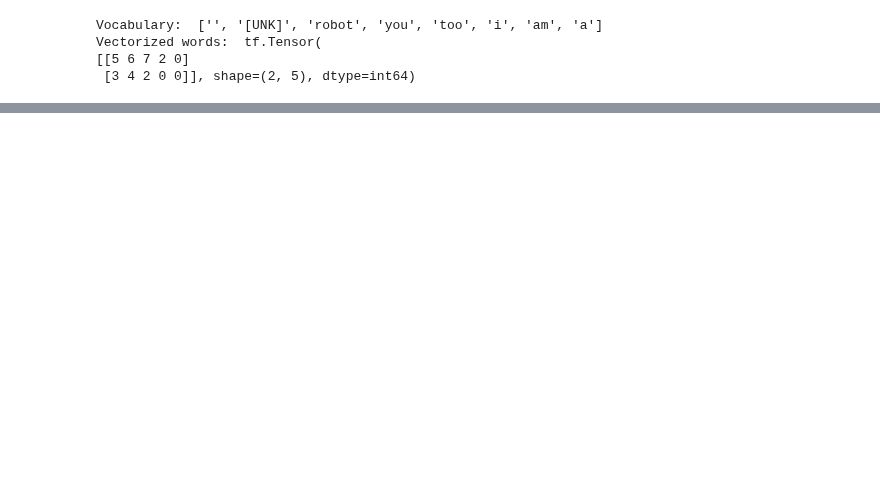
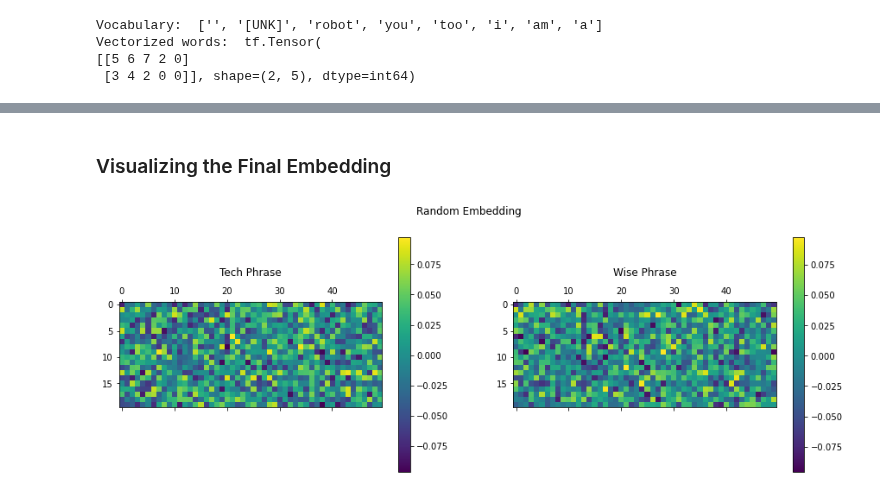
Before and after one commit to hastur66/DeepLearningComponents, a Jupyter notebook: Transformer From Scratch in TensorFlow and Keras/notebooks/transformer-positional-encoding-layer.ipynb, the cells around one changed output, grey strips where cells are left out. Drawn from its saved outputs; the diff is of its cells as text; code cells hidden in the pictures; blank space fills up the shorter version.

Commit message:
updated positional encoding layer

```diff
--- a/Transformer From Scratch in TensorFlow and Keras/notebooks/transformer-positional-encoding-layer.ipynb
+++ b/Transformer From Scratch in TensorFlow and Keras/notebooks/transformer-positional-encoding-layer.ipynb
@@ -33,0 +65,5 @@ Vectorized words:  tf.Tensor(
+# %%
+position_embedding_layer = Embedding(output_sequence_length, output_length)
+position_indices = tf.range(output_sequence_length)
+embedded_indices = position_embedding_layer(position_indices)
+print(embedded_indices)
@@ -33,0 +197,44 @@ Vectorized words:  tf.Tensor(
+# %% [markdown]
+### Visualizing the Final Embedding
+# %%
+technical_phrase = "to understand machine learning algorithms you need" +\
+                   " to understand concepts such as gradient of a function "+\
+                   "Hessians of a matrix and optimization etc"
+wise_phrase = "patrick henry said give me liberty or give me death "+\
+              "when he addressed the second virginia convention in march"
+
+total_vocabulary = 200
+sequence_length = 20
+final_output_len = 50
+phrase_vectorization_layer = TextVectorization(
+                  output_sequence_length=sequence_length,
+                  max_tokens=total_vocabulary)
+# Learn the dictionary
+phrase_vectorization_layer.adapt([technical_phrase, wise_phrase])
+# Convert all sentences to tensors
+phrase_tensors = convert_to_tensor([technical_phrase, wise_phrase],
+                                   dtype=tf.string)
+# Use the word tensors to get vectorized phrases
+vectorized_phrases = phrase_vectorization_layer(phrase_tensors)
+
+random_weights_embedding_layer = PositionEmbeddingLayer(sequence_length,
+                                                        total_vocabulary,
+                                                        final_output_len)
+fixed_weights_embedding_layer = PositionEmbeddingFixedWeights(sequence_length,
+                                                        total_vocabulary,
+                                                        final_output_len)
+random_embedding = random_weights_embedding_layer(vectorized_phrases)
+fixed_embedding = fixed_weights_embedding_layer(vectorized_phrases)
+# %%
+fig = plt.figure(figsize=(15, 5))
+title = ["Tech Phrase", "Wise Phrase"]
+for i in range(2):
+    ax = plt.subplot(1, 2, 1+i)
+    matrix = tf.reshape(random_embedding[i, :, :], (sequence_length, final_output_len))
+    cax = ax.matshow(matrix)
+    plt.gcf().colorbar(cax)
+    plt.title(title[i], y=1.2)
+fig.suptitle("Random Embedding")
+plt.show()
+# %% [output]
+[figure, added]
```
Also changed, not shown: parts of 15 cells of this notebook.
